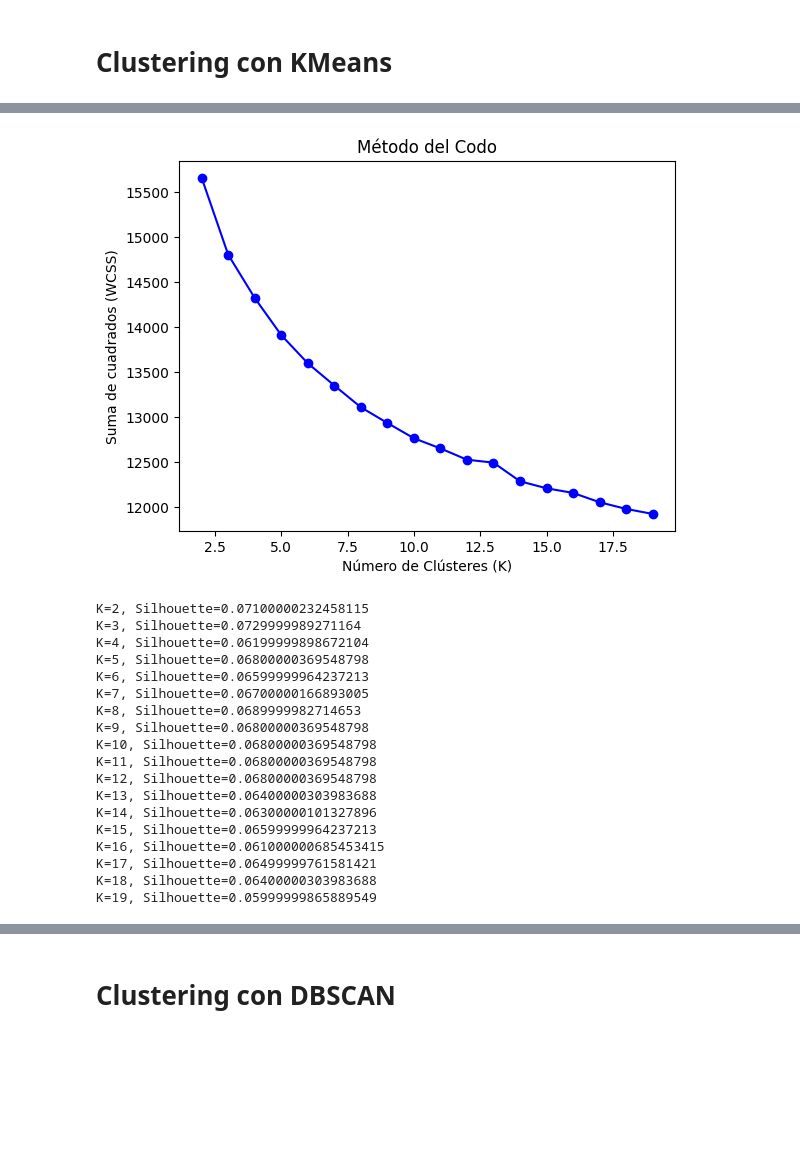
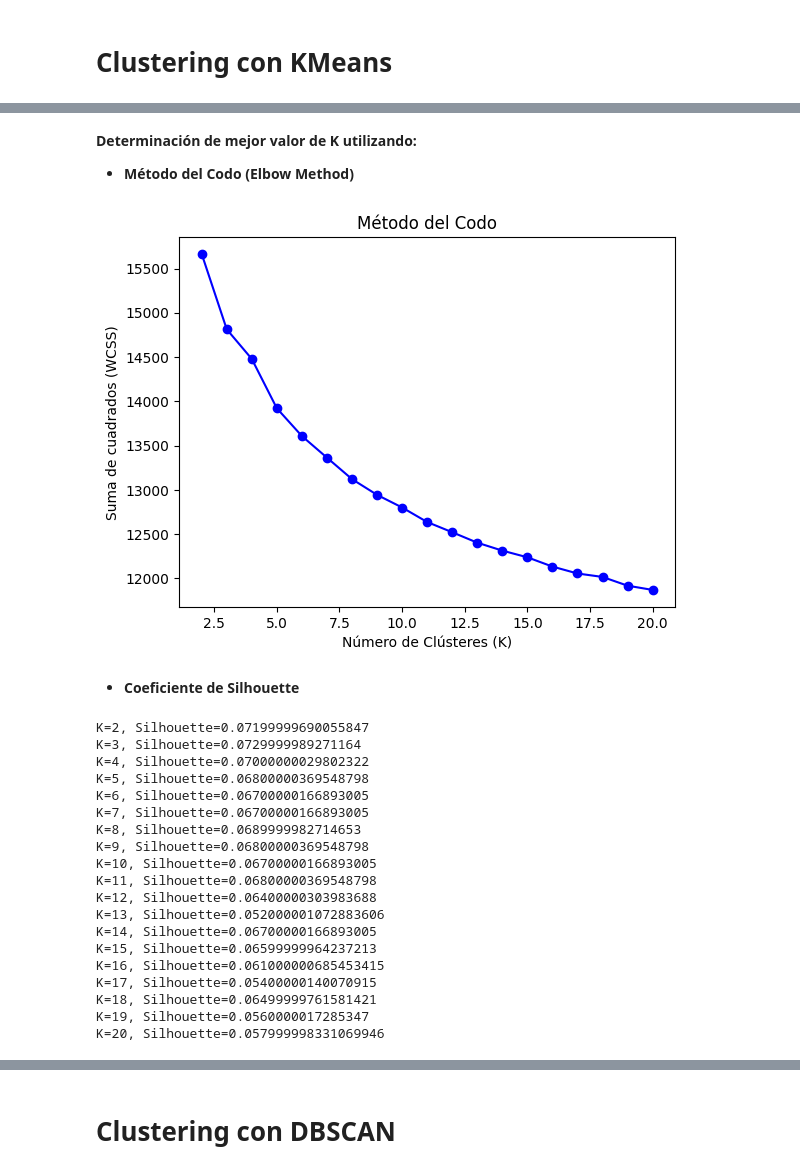
Before and after one commit to jonathanahc/PLN_Practicas, a Jupyter notebook: Agrupamiento_de_textos.ipynb, the cells around one changed output, grey strips where cells are left out. Saved outputs shown, nothing was run; the diff lists cells and outputs as text; code cells hidden in the pictures; blank space fills up the shorter version.

```diff
--- a/Agrupamiento_de_textos.ipynb
+++ b/Agrupamiento_de_textos.ipynb
@@ -84,45 +97,52 @@ Documento 14943:
+# %% [markdown]
+**Determinación de mejor valor de K utilizando:**
+
+*   **Método del Codo (Elbow Method)**
 # %%
 wcss = []
-K = range(2, 20)
+K = range(2, 21)
 
 for k in K:
   kmeans = KMeans(n_clusters=k)
   kmeans.fit(X)
   wcss.append(kmeans.inertia_)
 
 plt.plot(K, wcss, 'bo-')
 plt.xlabel('Número de Clústeres (K)')
 plt.ylabel('Suma de cuadrados (WCSS)')
 plt.title('Método del Codo')
 plt.show()
 # %% [output]
-[figure, old version]
+[figure, new version]
+# %% [markdown]
+*   **Coeficiente de Silhouette**
 # %%
 sil_scores = []
 
-for k in range(2, 20):
+for k in range(2, 21):
   kmeans = KMeans(n_clusters=k)
   labels = kmeans.fit_predict(X)
   score = silhouette_score(X, labels)
   sil_scores.append(score)
   print(f"K={k}, Silhouette={round(score, 3)}")
 # %% [output]
-K=2, Silhouette=0.07100000232458115
+K=2, Silhouette=0.07199999690055847
 K=3, Silhouette=0.0729999989271164
-K=4, Silhouette=0.06199999898672104
+K=4, Silhouette=0.07000000029802322
 K=5, Silhouette=0.06800000369548798
-K=6, Silhouette=0.06599999964237213
+K=6, Silhouette=0.06700000166893005
 K=7, Silhouette=0.06700000166893005
 K=8, Silhouette=0.0689999982714653
 K=9, Silhouette=0.06800000369548798
-K=10, Silhouette=0.06800000369548798
+K=10, Silhouette=0.06700000166893005
 K=11, Silhouette=0.06800000369548798
-K=12, Silhouette=0.06800000369548798
-K=13, Silhouette=0.06400000303983688
-K=14, Silhouette=0.06300000101327896
+K=12, Silhouette=0.06400000303983688
+K=13, Silhouette=0.052000001072883606
+K=14, Silhouette=0.06700000166893005
 K=15, Silhouette=0.06599999964237213
 K=16, Silhouette=0.061000000685453415
-K=17, Silhouette=0.06499999761581421
-K=18, Silhouette=0.06400000303983688
-K=19, Silhouette=0.05999999865889549
+K=17, Silhouette=0.05400000140070915
+K=18, Silhouette=0.06499999761581421
+K=19, Silhouette=0.0560000017285347
+K=20, Silhouette=0.057999998331069946
 # %%
```
Also changed, not shown: parts of 28 cells of this notebook.
